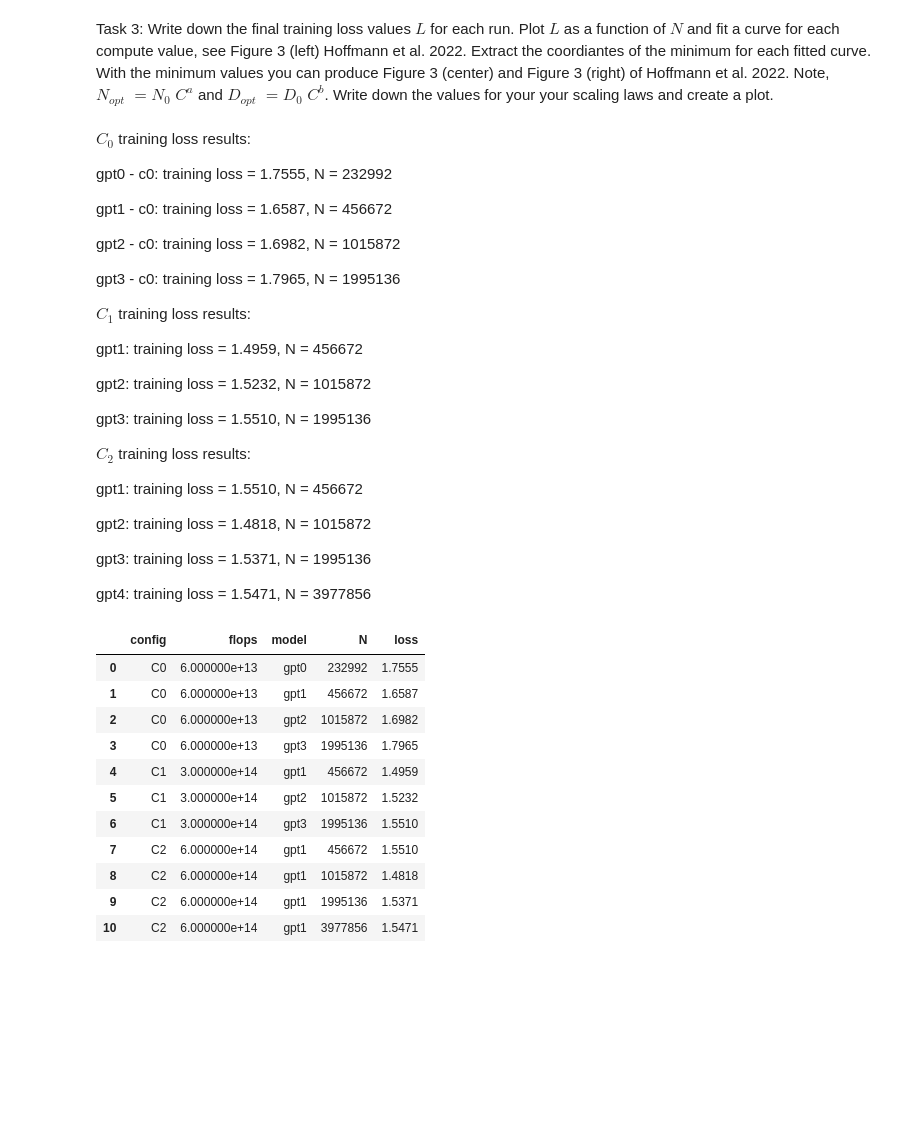
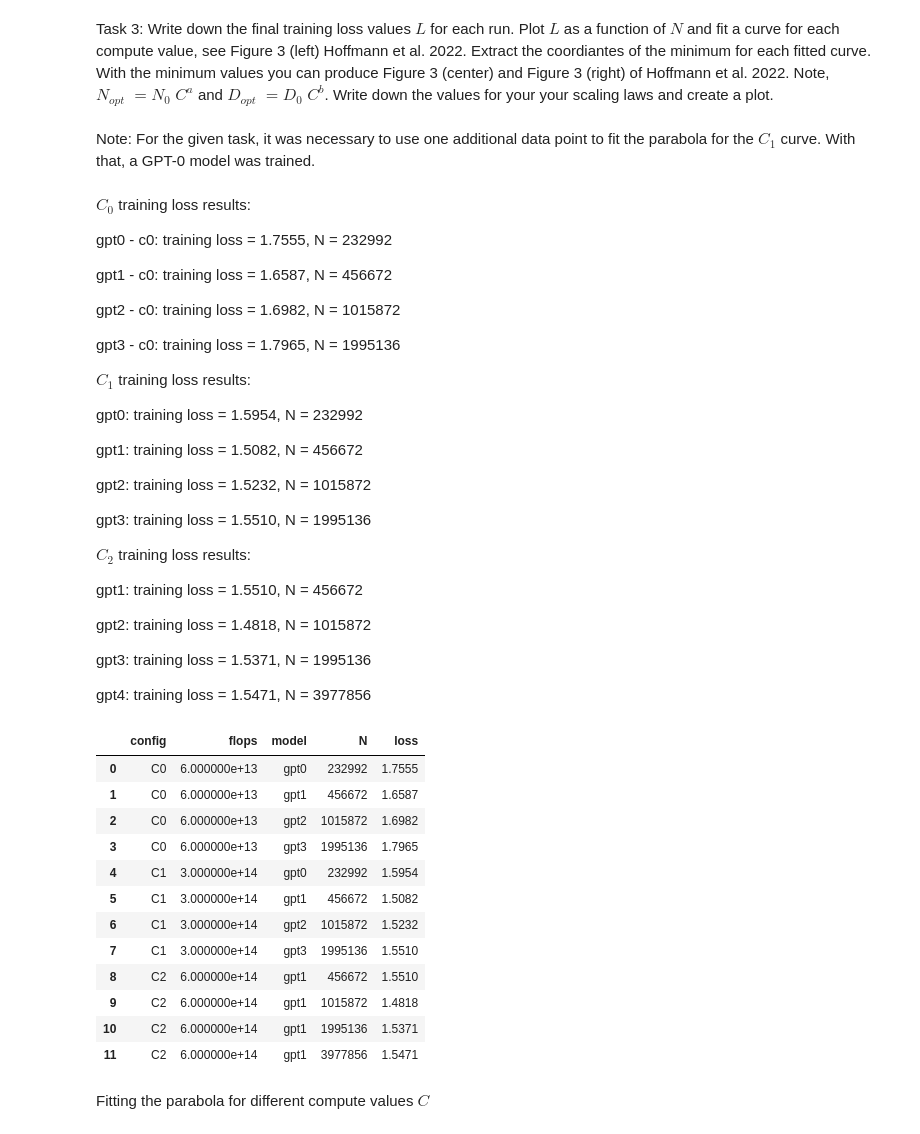
Before and after one commit to ianmm2d/nanoGPT-foundation-models, a Jupyter notebook: scaling_laws.ipynb, the cells around one changed output. Drawn from its saved outputs; the diff is of its cells as text; code cells hidden in the pictures; blank space fills up the shorter version.

```diff
--- a/scaling_laws.ipynb
+++ b/scaling_laws.ipynb
@@ -574,5 +590,7 @@ The results of each model are going to be saved and processed after for task 3,
 # %% [markdown]
 Task 3: Write down the final training loss values $L$ for each run. Plot $L$ as a function of $N$ and fit a curve for each compute value, see Figure 3 (left) Hoffmann et al. 2022. Extract the coordiantes of the minimum for each fitted curve. With the minimum values you can produce Figure 3 (center) and Figure 3 (right) of Hoffmann et al. 2022. Note, $N_{opt}\; = N_0 \; C^a$ and $D_{opt}\; = D_0\; C^b$. Write down the values for your your scaling laws and create a plot.
+# %% [markdown]
+Note: For the given task, it was necessary to use one additional data point to fit the parabola for the $ C_1 $ curve. With that, a GPT-0 model was trained.
 # %% [markdown]
 $C_0$ training loss results:
 
@@ -586,7 +604,9 @@ gpt3 - c0: training loss =  1.7965, N = 1995136
 
 $C_1$ training loss results:
 
-gpt1: training loss = 1.4959, N = 456672
+gpt0: training loss = 1.5954, N = 232992
+
+gpt1: training loss = 1.5082, N = 456672
 
 gpt2: training loss = 1.5232, N = 1015872
 
@@ -604,36 +624,41 @@ gpt4: training loss = 1.5471, N = 3977856
 # %%
 import pandas as pd
 
 data_points = [
     {"config": "C0", "flops": C_0, "model": "gpt0", "N": 232992, "loss": 1.7555},
     {"config": "C0", "flops": C_0, "model": "gpt1", "N": 456672, "loss": 1.6587},
     {"config": "C0", "flops": C_0, "model": "gpt2", "N": 1015872, "loss": 1.6982},
     {"config": "C0", "flops": C_0, "model": "gpt3", "N": 1995136, "loss": 1.7965},
 
-    {"config": "C1", "flops": C_1, "model": "gpt1", "N": 456672, "loss": 1.4959},
+    # Adding a new C1 sample for model gpt-0, for better fitting
+    {"config": "C1", "flops": C_1, "model": "gpt0", "N": 232992, "loss": 1.5954},
+    {"config": "C1", "flops": C_1, "model": "gpt1", "N": 456672, "loss": 1.5082},
     {"config": "C1", "flops": C_1, "model": "gpt2", "N": 1015872, "loss": 1.5232},
     {"config": "C1", "flops": C_1, "model": "gpt3", "N": 1995136, "loss": 1.5510},
 
     {"config": "C2", "flops": C_2, "model": "gpt1", "N": 456672, "loss": 1.5510},
     {"config": "C2", "flops": C_2, "model": "gpt1", "N": 1015872, "loss": 1.4818},
     {"config": "C2", "flops": C_2, "model": "gpt1", "N": 1995136, "loss": 1.5371},
     {"config": "C2", "flops": C_2, "model": "gpt1", "N": 3977856, "loss": 1.5471},
+]
 
-]
 df = pd.DataFrame(data_points)
 df
 # %% [output]
 |  | config | flops | model | N | loss |
 | 0 | C0 | 6.000000e+13 | gpt0 | 232992 | 1.7555 |
 | 1 | C0 | 6.000000e+13 | gpt1 | 456672 | 1.6587 |
 | 2 | C0 | 6.000000e+13 | gpt2 | 1015872 | 1.6982 |
 | 3 | C0 | 6.000000e+13 | gpt3 | 1995136 | 1.7965 |
-| 4 | C1 | 3.000000e+14 | gpt1 | 456672 | 1.4959 |
-| 5 | C1 | 3.000000e+14 | gpt2 | 1015872 | 1.5232 |
-| 6 | C1 | 3.000000e+14 | gpt3 | 1995136 | 1.5510 |
-| 7 | C2 | 6.000000e+14 | gpt1 | 456672 | 1.5510 |
-| 8 | C2 | 6.000000e+14 | gpt1 | 1015872 | 1.4818 |
-| 9 | C2 | 6.000000e+14 | gpt1 | 1995136 | 1.5371 |
-| 10 | C2 | 6.000000e+14 | gpt1 | 3977856 | 1.5471 |
+| 4 | C1 | 3.000000e+14 | gpt0 | 232992 | 1.5954 |
+| 5 | C1 | 3.000000e+14 | gpt1 | 456672 | 1.5082 |
+| 6 | C1 | 3.000000e+14 | gpt2 | 1015872 | 1.5232 |
+| 7 | C1 | 3.000000e+14 | gpt3 | 1995136 | 1.5510 |
+| 8 | C2 | 6.000000e+14 | gpt1 | 456672 | 1.5510 |
+| 9 | C2 | 6.000000e+14 | gpt1 | 1015872 | 1.4818 |
+| 10 | C2 | 6.000000e+14 | gpt1 | 1995136 | 1.5371 |
+| 11 | C2 | 6.000000e+14 | gpt1 | 3977856 | 1.5471 |
+# %% [markdown]
+Fitting the parabola for different compute values $ C $
 # %%
 import matplotlib.pyplot as plt
```
Also changed, not shown: parts of 10 cells of this notebook, 1 other file.
